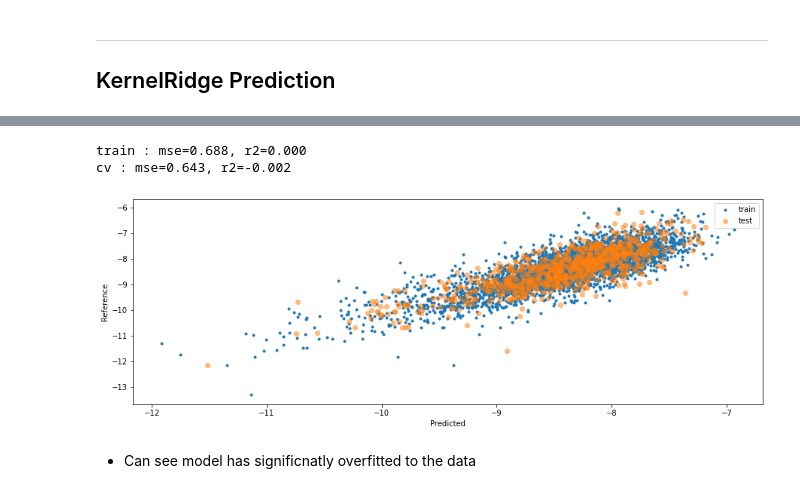
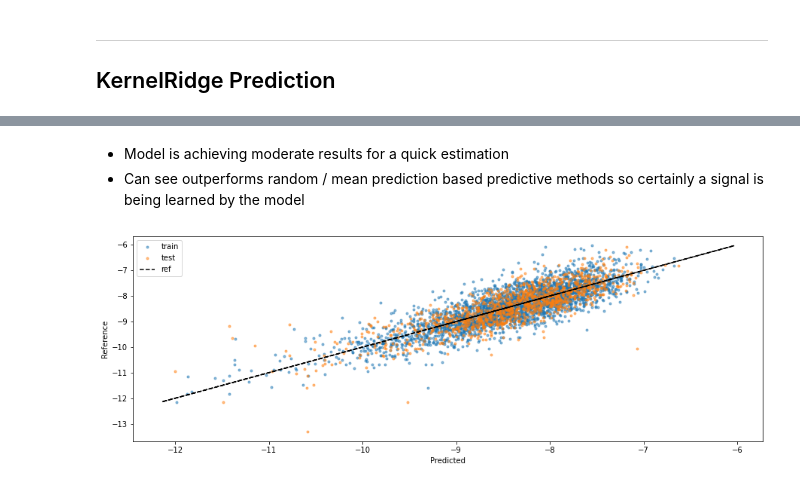
Before and after one commit to billalsohail/ML4MC, a Jupyter notebook: Calum_MBTR.ipynb, the cells around one changed output, grey strips where cells are left out. Drawn from its saved outputs; the diff is of its cells as text; code cells hidden in the pictures.

```diff
--- a/Calum_MBTR.ipynb
+++ b/Calum_MBTR.ipynb
@@ -177,23 +172,0 @@ X_train.shape
-# %%
-# iterate through different alpha values and generate train test curves for them
-
-alpha_values = np.logspace(-3, 3, 7)
-sizes = [10, 100, 1000, 2000, 3000]
-m_entries = np.arange(len(X_train))
-scores = {'train': [], 'test': []}
-
-for alpha in alpha_values:
-  print(alpha)
-  for db_size in sizes:
-    print(db_size)
-    tr_samples = np.random.choice(m_entries, db_size, replace=False)
-    cv_samples = np.delete(m_entries, tr_samples)
-    X_tr, X_cv, y_tr, y_cv = X_train[tr_samples], X_train[cv_samples], y_train[tr_samples], y_train[cv_samples]
-
-    model = KernelRidge(kernel='rbf', alpha=alpha)
-    model.fit(X_tr, y_tr)
-    tr_pred = model.predict(X_tr)
-    cv_pred = model.predict(X_cv)
-
-    scores['train'].append(mean_squared_error(y_tr, tr_pred))
-    scores['train'].append(mean_squared_error(y_cv, cv_pred))
@@ -218,7 +173,10 @@ for alpha in alpha_values:
-# %%
-# split the training data again intor training and cross validation sets
-X_tr, X_cv, y_tr, y_cv = train_test_split(X_train, y_train, test_size=0.2, random_state=1)
 # %%
+# iterate through different alpha values and generate train test curves for them
+
 model = KernelRidge(kernel='rbf')
-parameters = {'alpha': }
+parameters = {'alpha': np.logspace(-6, 3, 10)}
 grid = GridSearchCV(model, param_grid=parameters, scoring='neg_mean_absolute_error', n_jobs=-1, cv=3, verbose=1)
+grid.fit(X_train, y_train)
+estimator = grid.best_estimator_
+
+print(F'Optimal alpha value is: {estimator.alpha}')
@@ -260,25 +213,17 @@ cv : mse=0.228, r2=0.645
-# %%
-dummy = DummyRegressor()
-dummy.fit(X_tr, y_tr)
-
-for s, ref_x, ref_y in zip(('train', 'cv'), (X_tr, X_cv), (y_tr, y_cv)):
-  pred = dummy.predict(ref_x)
-  mse = mean_squared_error(ref_y, pred)
-  r2 = r2_score(ref_y, pred)
-
-  print(F'{s} : mse={mse:.3f}, r2={r2:.3f}')
-# %% [output]
-train : mse=0.688, r2=0.000
-cv : mse=0.643, r2=-0.002
+# %% [markdown]
+* Model is achieving moderate results for a quick estimation
+* Can see outperforms random / mean prediction based predictive methods so certainly a signal is being learned by the model
 # %%
+y_pred_tr = estimator.predict(X_tr)
+y_pred_cv = estimator.predict(X_cv)
+
 plt.figure(figsize=(15, 5))
-plt.plot(y_pred_tr, y_tr, '.', alpha=1, label='train')
-plt.plot(y_pred_cv, y_cv, 'o', alpha=0.5, label='test')
+plt.plot(y_pred_tr, y_tr, '.', alpha=0.5, label='train')
+plt.plot(y_pred_cv, y_cv, '.', alpha=0.5, label='test')
+plt.plot(y_tr, y_tr, 'k--', label='ref')
 plt.xlabel('Predicted')
 plt.ylabel('Reference')
 plt.legend()
 plt.show()
 # %% [output]
-[figure, old version]
+[figure, new version]
-# %% [markdown]
-* Can see model has significnatly overfitted to the data
```
Also changed, not shown: parts of 10 cells of this notebook.
